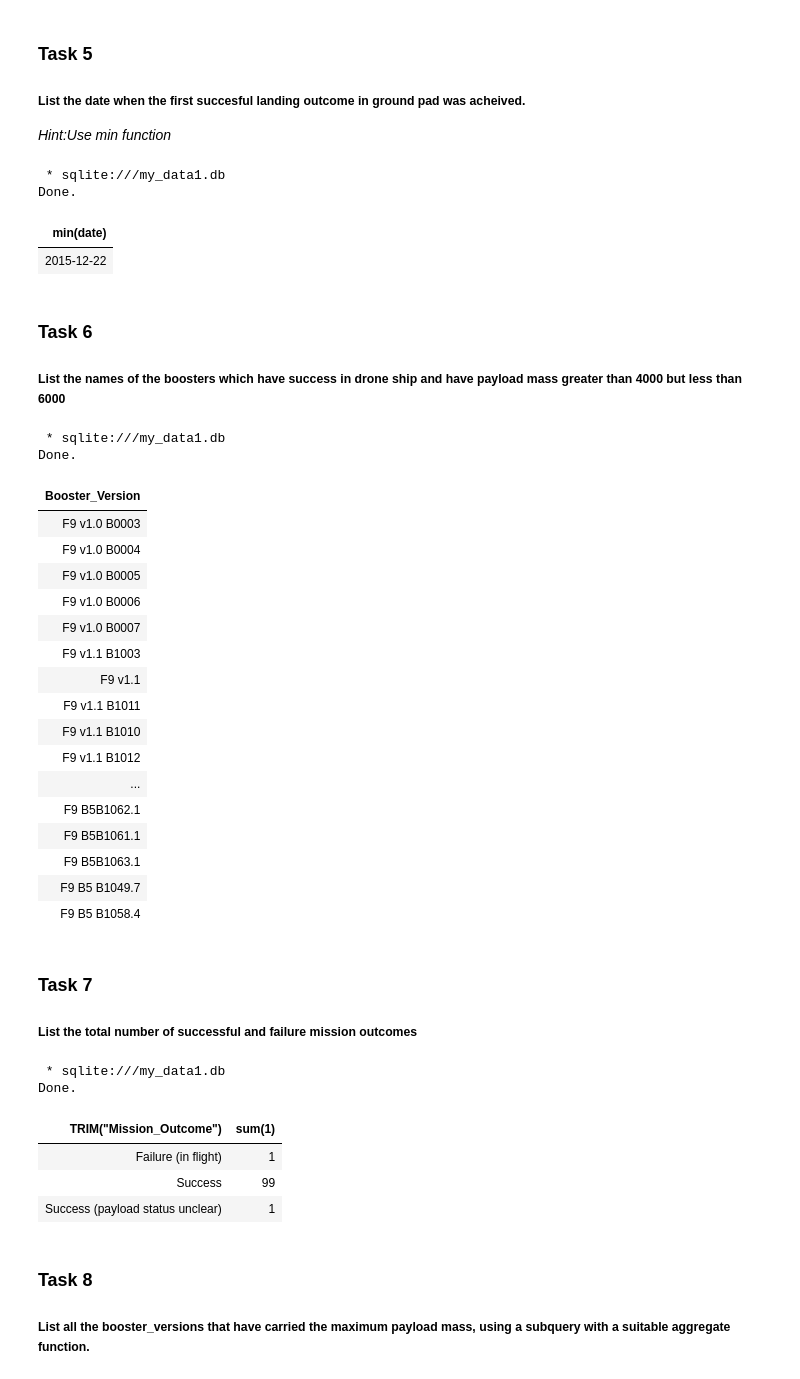
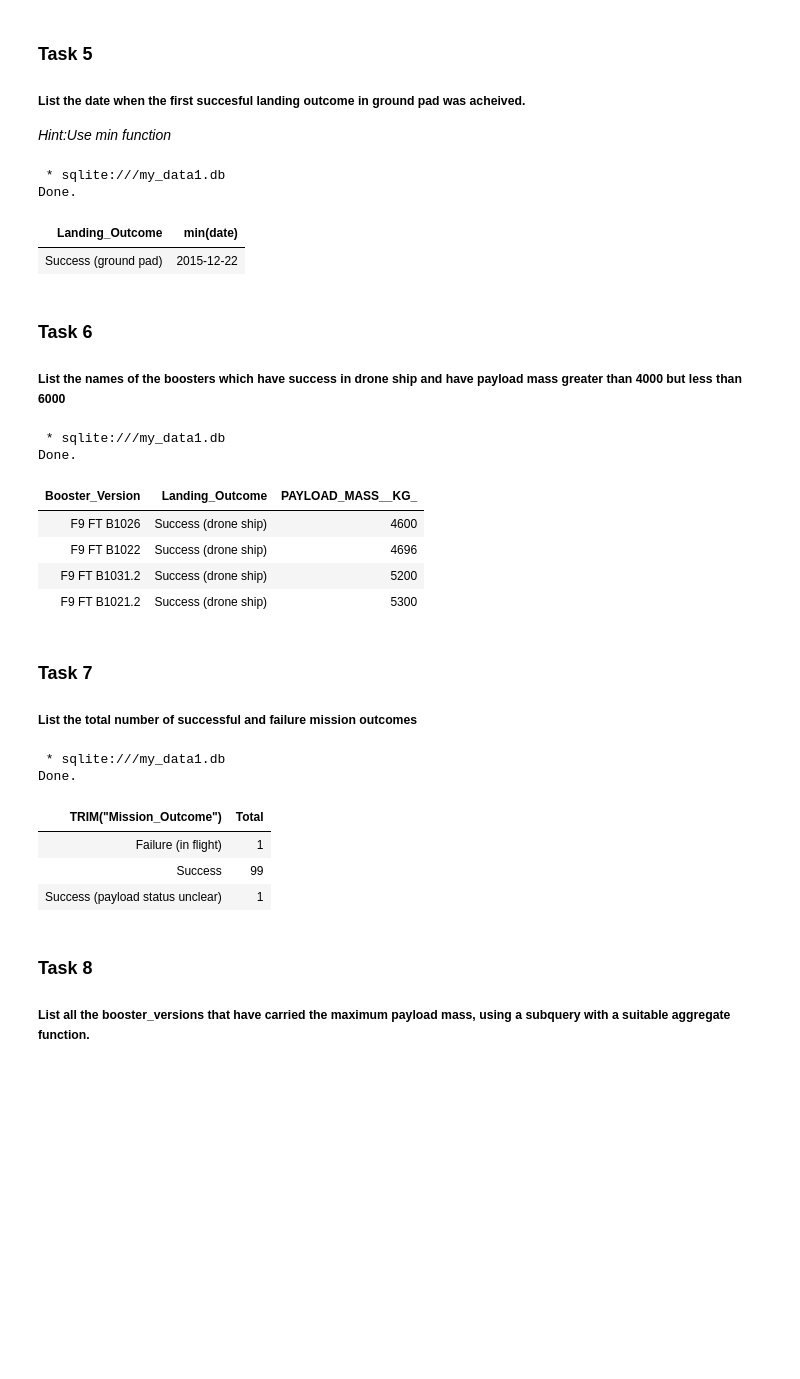
Before and after one commit to PNapat/Applied-Data-Science-Capstone, a Jupyter notebook: jupyter-labs-eda-sql-coursera_sqllite.ipynb, the cells around one changed output. Saved outputs shown, nothing was run; the diff lists cells and outputs as text; code cells hidden in the pictures; blank space fills up the shorter version.

```diff
--- a/jupyter-labs-eda-sql-coursera_sqllite.ipynb
+++ b/jupyter-labs-eda-sql-coursera_sqllite.ipynb
@@ -225,45 +219,34 @@ Done.
 _Hint:Use min function_
 # %%
 %%sql
-select min(date)
+select Landing_Outcome, min(date)
 from spacextable
 where Landing_Outcome = "Success (ground pad)"
 ;
 # %% [output]
  * sqlite:///my_data1.db
 Done.
-| min(date) |
-| 2015-12-22 |
+| Landing_Outcome | min(date) |
+| Success (ground pad) | 2015-12-22 |
 # %% [markdown]
 ### Task 6
 
 ##### List the names of the boosters which have success in drone ship and have payload mass greater than 4000 but less than 6000
 # %%
 %%sql
-select distinct(Booster_Version)
+select Booster_Version, Landing_Outcome, "PAYLOAD_MASS__KG_"
 from spacextable
-where 4000 < "PAYLOAD_MASS__KG_" < 6000
+where (4000 < "PAYLOAD_MASS__KG_") and ("PAYLOAD_MASS__KG_" < 6000) and (Landing_Outcome = "Success (drone ship)")
+order by "PAYLOAD_MASS__KG_" asc
 ;
 # %% [output]
  * sqlite:///my_data1.db
 Done.
-| Booster_Version |
-| F9 v1.0 B0003 |
-| F9 v1.0 B0004 |
-| F9 v1.0 B0005 |
-| F9 v1.0 B0006 |
-| F9 v1.0 B0007 |
-| F9 v1.1 B1003 |
-| F9 v1.1 |
-| F9 v1.1 B1011 |
-| F9 v1.1 B1010 |
-| F9 v1.1 B1012 |
-| ... |
-| F9 B5B1062.1 |
-| F9 B5B1061.1 |
-| F9 B5B1063.1 |
-| F9 B5 B1049.7 |
-| F9 B5 B1058.4 |
+| Booster_Version | Landing_Outcome | PAYLOAD_MASS__KG_ |
+| F9 FT B1026 | Success (drone ship) | 4600 |
+| F9 FT B1022 | Success (drone ship) | 4696 |
+| F9 FT B1031.2 | Success (drone ship) | 5200 |
+| F9 FT B1021.2 | Success (drone ship) | 5300 |
 # %% [markdown]
 ### Task 7
 
@@ -273,14 +256,14 @@ Done.
 ##### List the total number of successful and failure mission outcomes
 # %%
 %%sql
-select TRIM("Mission_Outcome"), sum(1)
+select TRIM("Mission_Outcome"), count(1) as Total
 from spacextable
 group by TRIM("Mission_Outcome")
 ;
 # %% [output]
  * sqlite:///my_data1.db
 Done.
-| TRIM("Mission_Outcome") | sum(1) |
+| TRIM("Mission_Outcome") | Total |
 | Failure (in flight) | 1 |
 | Success | 99 |
 | Success (payload status unclear) | 1 |
```
Also changed, not shown: parts of 4 cells of this notebook.
